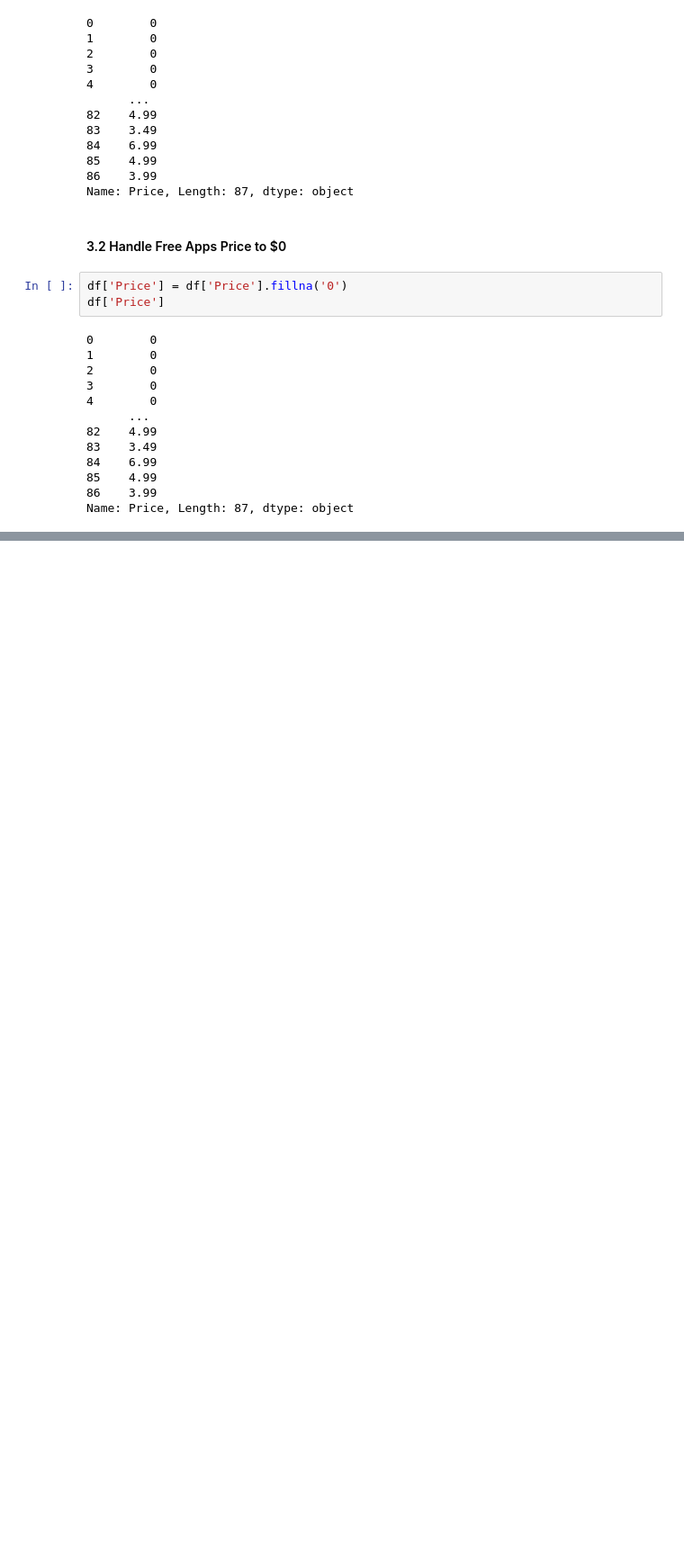
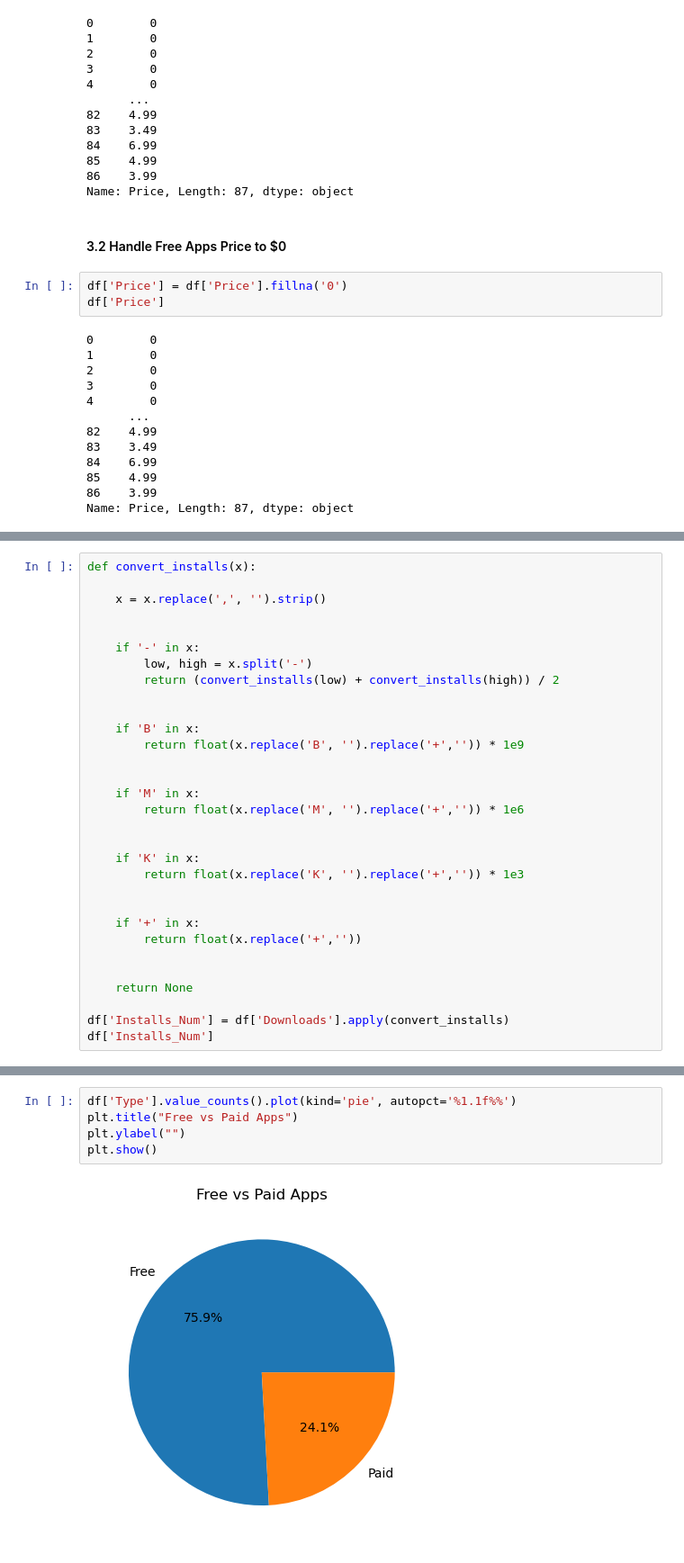
Before and after one commit to tsionawitworkneh/google-playstore-app-analysis, a Jupyter notebook: most_downloaded_app.ipynb, the cells around one changed output, grey strips where cells are left out. Shown at 90% size. Cells and saved outputs as stored; diff of their text form; blank space fills up the shorter version.

```diff
--- a/most_downloaded_app.ipynb
+++ b/most_downloaded_app.ipynb
@@ -93,0 +118,31 @@ Name: Price, Length: 87, dtype: object
+# %%
+def convert_installs(x):
+
+    x = x.replace(',', '').strip()
+
+
+    if '-' in x:
+        low, high = x.split('-')
+        return (convert_installs(low) + convert_installs(high)) / 2
+
+
+    if 'B' in x:
+        return float(x.replace('B', '').replace('+','')) * 1e9
+
+
+    if 'M' in x:
+        return float(x.replace('M', '').replace('+','')) * 1e6
+
+
+    if 'K' in x:
+        return float(x.replace('K', '').replace('+','')) * 1e3
+
+
+    if '+' in x:
+        return float(x.replace('+',''))
+
+
+    return None
+
+df['Installs_Num'] = df['Downloads'].apply(convert_installs)
+df['Installs_Num']
@@ -93,0 +171,7 @@ Name: Price, Length: 87, dtype: object
+# %%
+df['Type'].value_counts().plot(kind='pie', autopct='%1.1f%%')
+plt.title("Free vs Paid Apps")
+plt.ylabel("")
+plt.show()
+# %% [output]
+[figure, added]
```
Also changed, not shown: parts of 9 cells of this notebook.
